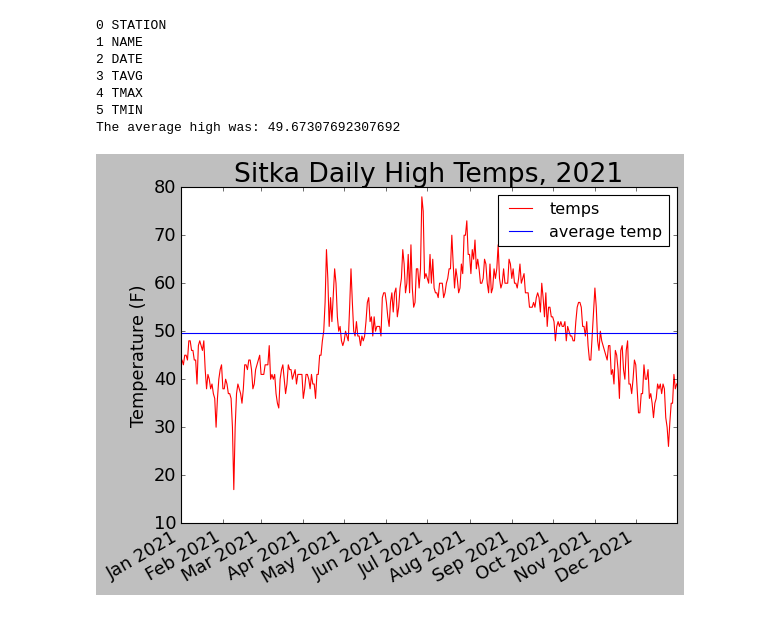
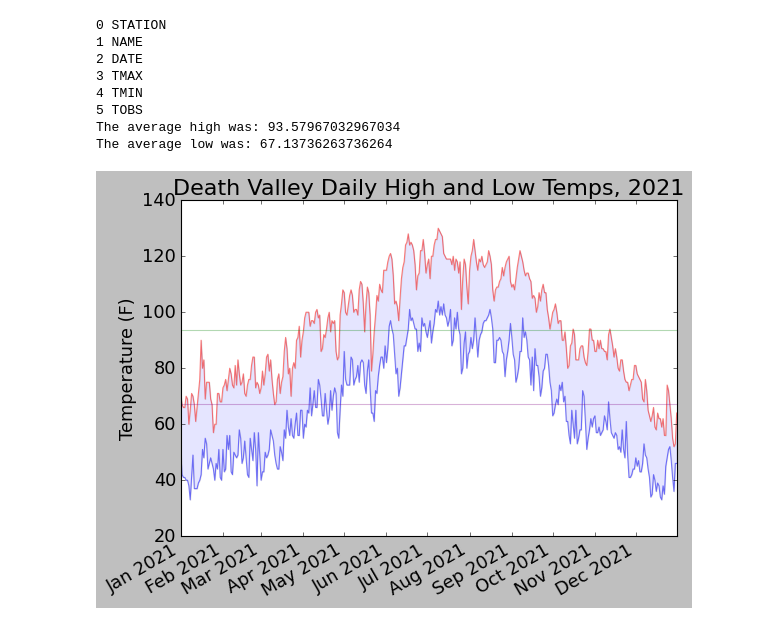
Before and after one commit to JonnyV-22/Python-Scratch-Repo, a Jupyter notebook: python_work/Downloading_Data/weather_alaska.ipynb, the cells around one changed output. Cells and saved outputs as stored; diff of their text form; code cells hidden in the pictures.

Commit message:
add try except on death valley data

```diff
--- a/python_work/Downloading_Data/weather_alaska.ipynb
+++ b/python_work/Downloading_Data/weather_alaska.ipynb
@@ -5,7 +5,8 @@ import matplotlib.pyplot as plt
 from datetime import datetime
 import statistics
 # %%
-path = Path(r"C:\Users\jonat\OneDrive\Documents\GitHub\Python-Scratch-Repo\python_work\Downloading_Data\weather_data\sitka_weather_2021_simple.csv")
+#path = Path(r"C:\Users\jonat\OneDrive\Documents\GitHub\Python-Scratch-Repo\python_work\Downloading_Data\weather_data\sitka_weather_2021_simple.csv")
+path = Path(r"C:\Users\jonat\OneDrive\Documents\GitHub\Python-Scratch-Repo\python_work\Downloading_Data\weather_data\death_valley_2021_simple.csv")
 lines = path.read_text().splitlines()
 '''This will read the file and chain the .splitlines method to get a list of all lines in the file which is then assigned to the variable lines'''
 
@@ -15,50 +16,69 @@ reader = csv.reader(lines)
 header_row = next(reader)
 '''The next function returns the next lien starting from the beginning. In this file the first line is the header'''
 
 #print(header_row)
 
 for index, column_header in enumerate(header_row):
     print(index,column_header)
 
-'''Can rewrite this to use list comprehension
-dates, highs = [], []
+#Can rewrite this to use list comprehension
+dates, highs, lows = [], [], []
 for row in reader:
     current_date = datetime.strptime(row[2], '%Y-%m-%d')
-    high = int(row[4])
-    dates.append(current_date)
-    highs.append(high)
-'''
+    try:
+        #high = int(row[4])
+        high = int(row[3])
+        #low = int(row[5])
+        low = int(row[4])
+    except ValueError:
+        #print(f"Missing data for {current_date}")
+        continue
+    else:
+        dates.append(current_date)
+        highs.append(high)
+        lows.append(low)
 
-data = [(datetime.strptime(row[2], '%Y-%m-%d'), int(row[4])) for row in reader]
 
-dates = [item[0] for item in data]
-highs = [item[1] for item in data]
-avg = statistics.mean(highs)
+#Use below for Sitka if want to use list comprehension
+#data = [(datetime.strptime(row[2], '%Y-%m-%d'), int(row[4]), int(row[5])) for row in reader]
+#dates = [item[0] for item in data]
+#highs = [item[1] for item in data]
+#lows = [item[2] for item in data]
 
-print('The average high was: ' + str(avg))
+highavg = statistics.mean(highs)
+lowavg = statistics.mean(lows)
+
+print("The average high was: " + str(highavg) + "\nThe average low was: " + str(lowavg))
 #print(dates)
 #print(highs)
 
 #Plot the high temps
 plt.style.use('classic')
 fig, ax = plt.subplots()
-ax.plot(dates, highs, color='red', label= 'temps')
-plt.axhline(y=avg,color='blue', linestyle = '-', label= 'average temp')
+ax.plot(dates, highs, color='red', label= 'high temps', alpha=.5)
+ax.plot(dates, lows, color='blue', label= 'low temps', alpha=.5)
 
-plt.legend()
-ax.set_title("Sitka Daily High Temps, 2021", fontsize = 24)
+ax.fill_between(dates, highs, lows, facecolor='blue', alpha=.1)
+
+plt.axhline(y=highavg,color='green', linestyle = '-', label= 'average high temp', alpha=.3)
+plt.axhline(y=lowavg,color='purple', linestyle = '-', label= 'average low temp', alpha=.3)
+
+#plt.legend()
+#ax.set_title("Sitka Daily High and Low Temps, 2021", fontsize = 24)
+ax.set_title("Death Valley Daily High and Low Temps, 2021", fontsize = 20)
 ax.set_xlabel('',fontsize=16)
 fig.autofmt_xdate()
 ax.set_ylabel('Temperature (F)',fontsize=16)
 ax.tick_params(labelsize=16)
 
 plt.show()
 # %% [output]
 0 STATION
 1 NAME
 2 DATE
-3 TAVG
-4 TMAX
-5 TMIN
-The average high was: 49.67307692307692
+3 TMAX
+4 TMIN
+5 TOBS
+The average high was: 93.57967032967034
+The average low was: 67.13736263736264
-[figure, old version]
+[figure, new version]
```
